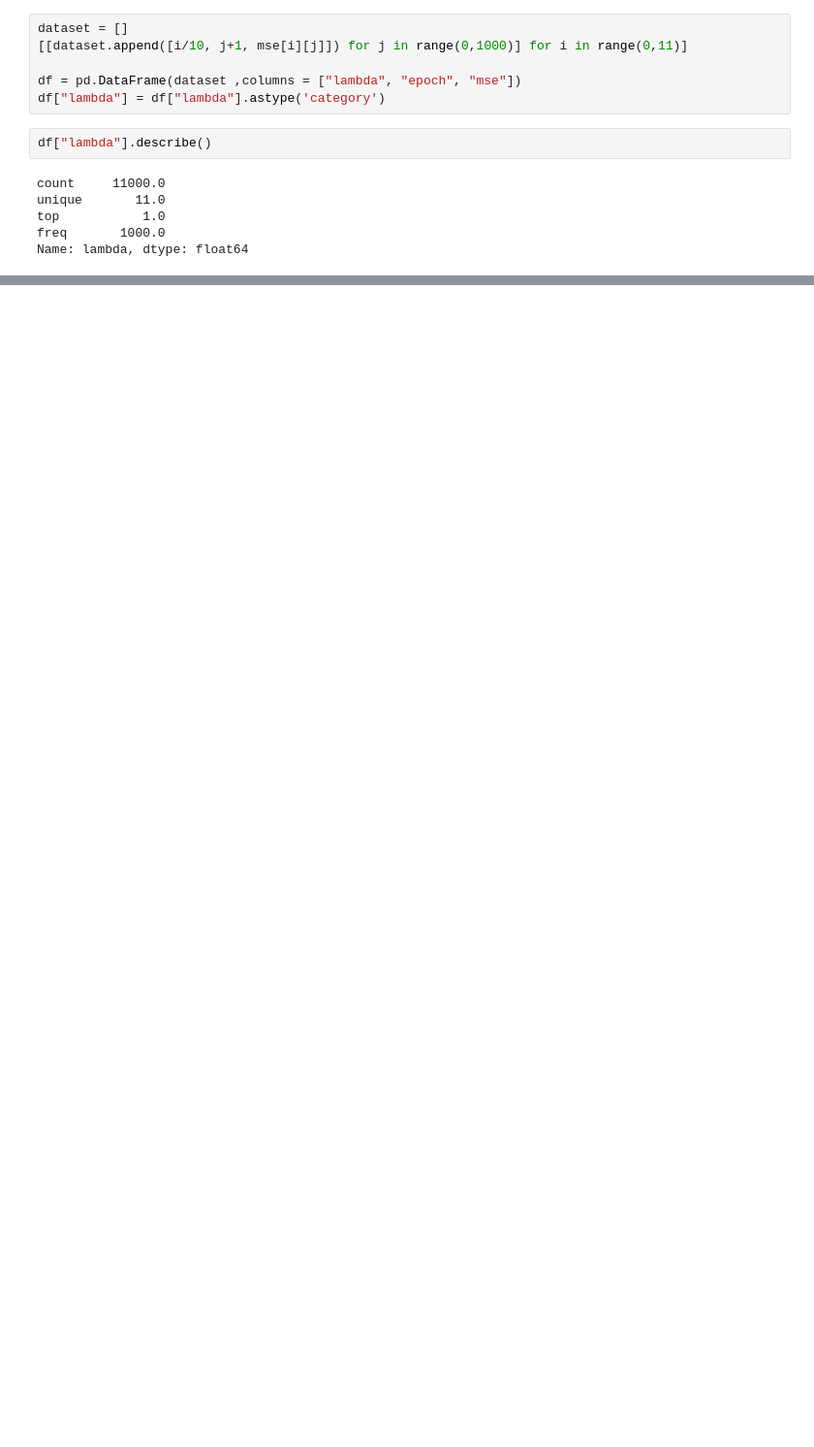
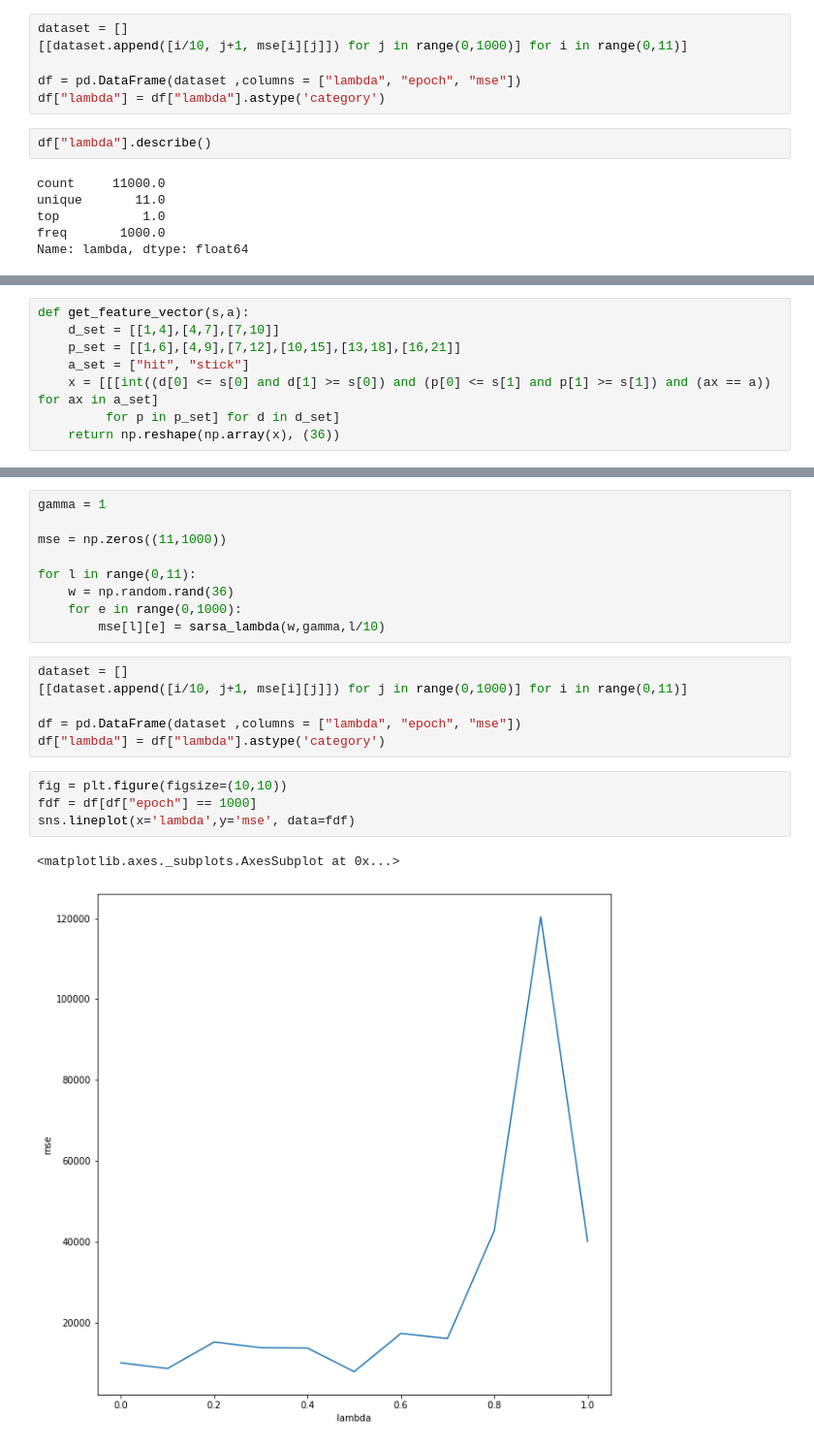
Before and after one commit to shantanusingh16/rl, a Jupyter notebook: Easy21.ipynb, the cells around one changed output, grey strips where cells are left out. Shown: that part at 97% size. Saved outputs shown, nothing was run; the diff lists cells and outputs as text; blank space fills up the shorter version.

```diff
--- a/Easy21.ipynb
+++ b/Easy21.ipynb
@@ -244,0 +241,8 @@ sns.lineplot(x='epoch',y='mse',hue='lambda',palette=sns.color_palette("Set1", 11
+# %%
+def get_feature_vector(s,a):
+    d_set = [[1,4],[4,7],[7,10]]
+    p_set = [[1,6],[4,9],[7,12],[10,15],[13,18],[16,21]]
+    a_set = ["hit", "stick"]
+    x = [[[int((d[0] <= s[0] and d[1] >= s[0]) and (p[0] <= s[1] and p[1] >= s[1]) and (ax == a)) for ax in a_set]
+         for p in p_set] for d in d_set]
+    return np.reshape(np.array(x), (36))
@@ -244,0 +313,22 @@ sns.lineplot(x='epoch',y='mse',hue='lambda',palette=sns.color_palette("Set1", 11
+# %%
+gamma = 1
+
+mse = np.zeros((11,1000))
+
+for l in range(0,11):
+    w = np.random.rand(36)
+    for e in range(0,1000):
+        mse[l][e] = sarsa_lambda(w,gamma,l/10)
+# %%
+dataset = []
+[[dataset.append([i/10, j+1, mse[i][j]]) for j in range(0,1000)] for i in range(0,11)]
+
+df = pd.DataFrame(dataset ,columns = ["lambda", "epoch", "mse"])
+df["lambda"] = df["lambda"].astype('category')
+# %%
+fig = plt.figure(figsize=(10,10))
+fdf = df[df["epoch"] == 1000]
+sns.lineplot(x='lambda',y='mse', data=fdf)
+# %% [output]
+<matplotlib.axes._subplots.AxesSubplot at 0x...>
+[figure, added]
```
Also changed, not shown: parts of 14 cells of this notebook.
